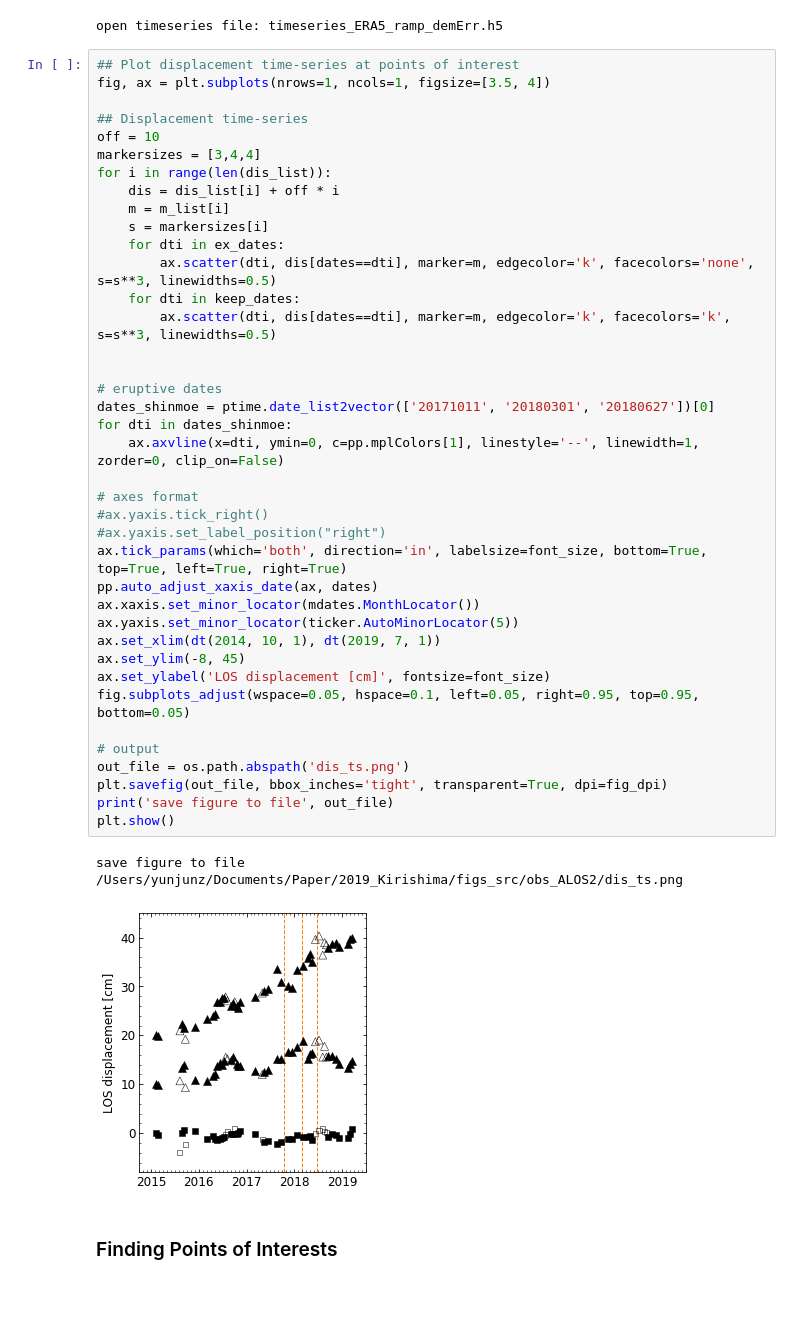
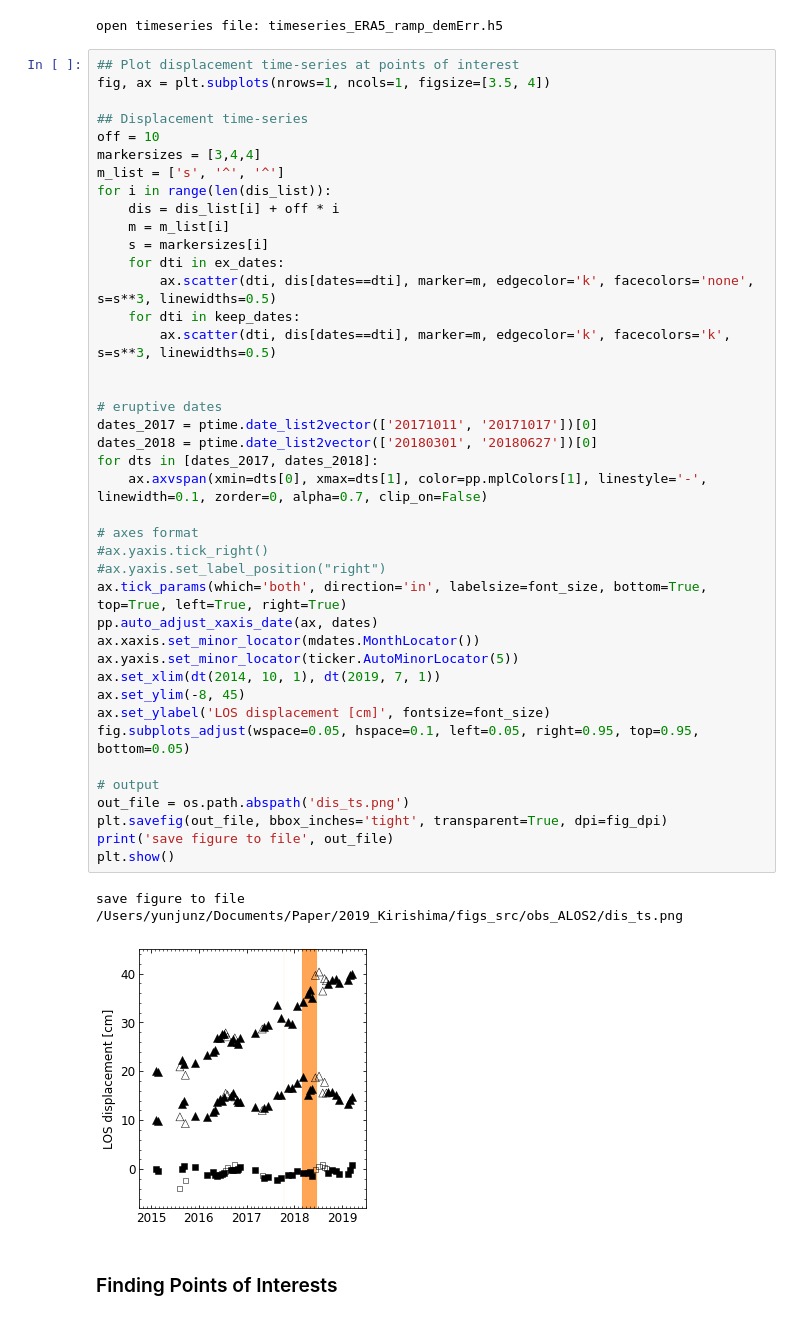
Before and after one commit to geodesymiami/2021-Kirishima, a Jupyter notebook: Fig_5_observation_ALOS2.ipynb, the cells around one changed output. Saved outputs shown, nothing was run; the diff lists cells and outputs as text.

```diff
--- a/Fig_5_observation_ALOS2.ipynb
+++ b/Fig_5_observation_ALOS2.ipynb
@@ -109,41 +114,43 @@ fig, ax = plt.subplots(nrows=1, ncols=1, figsize=[3.5, 4])
 ## Displacement time-series
 off = 10
 markersizes = [3,4,4]
+m_list = ['s', '^', '^']
 for i in range(len(dis_list)):
     dis = dis_list[i] + off * i
     m = m_list[i]
     s = markersizes[i]
     for dti in ex_dates:
         ax.scatter(dti, dis[dates==dti], marker=m, edgecolor='k', facecolors='none', s=s**3, linewidths=0.5)
     for dti in keep_dates:
         ax.scatter(dti, dis[dates==dti], marker=m, edgecolor='k', facecolors='k', s=s**3, linewidths=0.5)
 
 
 # eruptive dates
-dates_shinmoe = ptime.date_list2vector(['20171011', '20180301', '20180627'])[0]
-for dti in dates_shinmoe:
-    ax.axvline(x=dti, ymin=0, c=pp.mplColors[1], linestyle='--', linewidth=1, zorder=0, clip_on=False)
+dates_2017 = ptime.date_list2vector(['20171011', '20171017'])[0]
+dates_2018 = ptime.date_list2vector(['20180301', '20180627'])[0]
+for dts in [dates_2017, dates_2018]:
+    ax.axvspan(xmin=dts[0], xmax=dts[1], color=pp.mplColors[1], linestyle='-', linewidth=0.1, zorder=0, alpha=0.7, clip_on=False)
 
 # axes format
 #ax.yaxis.tick_right()
 #ax.yaxis.set_label_position("right")
 ax.tick_params(which='both', direction='in', labelsize=font_size, bottom=True, top=True, left=True, right=True)
 pp.auto_adjust_xaxis_date(ax, dates)
 ax.xaxis.set_minor_locator(mdates.MonthLocator())
 ax.yaxis.set_minor_locator(ticker.AutoMinorLocator(5))
 ax.set_xlim(dt(2014, 10, 1), dt(2019, 7, 1))
 ax.set_ylim(-8, 45)
 ax.set_ylabel('LOS displacement [cm]', fontsize=font_size)
 fig.subplots_adjust(wspace=0.05, hspace=0.1, left=0.05, right=0.95, top=0.95, bottom=0.05)
 
 # output
 out_file = os.path.abspath('dis_ts.png')
 plt.savefig(out_file, bbox_inches='tight', transparent=True, dpi=fig_dpi)
 print('save figure to file', out_file)
 plt.show()
 # %% [output]
 save figure to file /Users/yunjunz/Documents/Paper/2019_Kirishima/figs_src/obs_ALOS2/dis_ts.png
-[figure, old version]
+[figure, new version]
 # %% [markdown]
 ### Finding Points of Interests
 # %%
```
Also changed, not shown: parts of 2 cells of this notebook, 4 other files.
